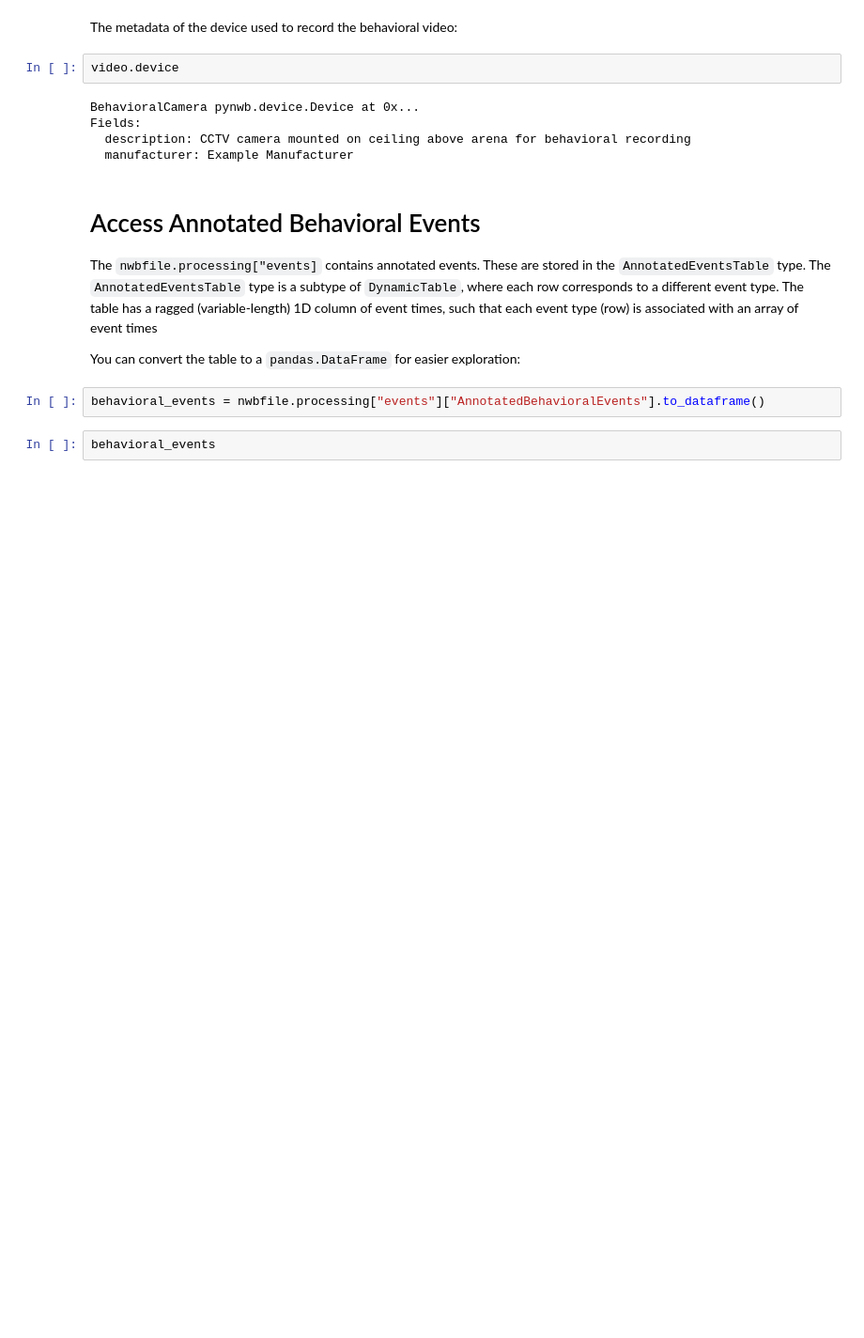
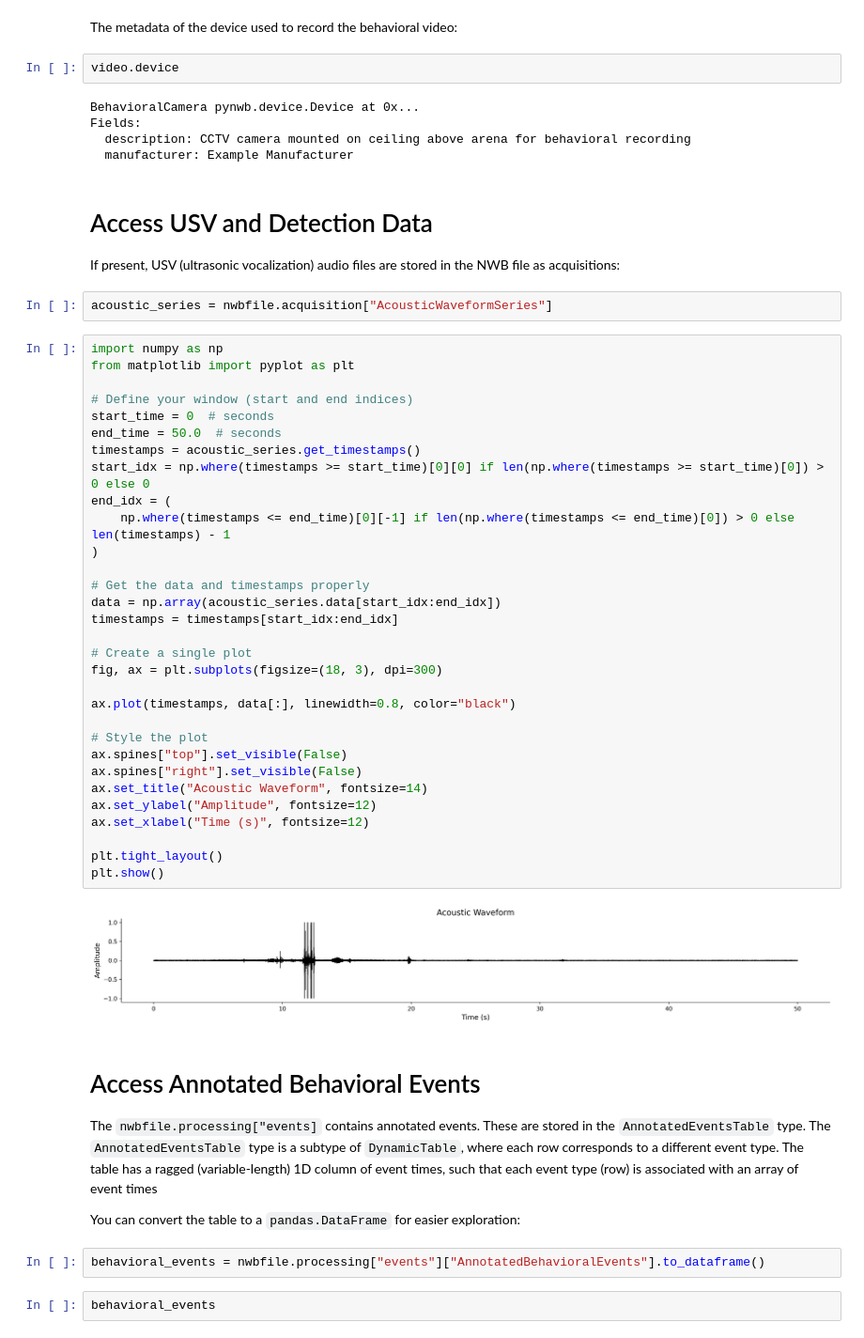
Before and after one commit to catalystneuro/kind-lab-to-nwb, a Jupyter notebook: src/kind_lab_to_nwb/rat_behavioural_phenotyping_2025/tutorials/one_trial_social_tutorial.ipynb, the cells around one changed output. Shown at 94% size. Saved outputs shown, nothing was run; the diff lists cells and outputs as text; blank space fills up the shorter version.

```diff
--- a/src/kind_lab_to_nwb/rat_behavioural_phenotyping_2025/tutorials/one_trial_social_tutorial.ipynb
+++ b/src/kind_lab_to_nwb/rat_behavioural_phenotyping_2025/tutorials/one_trial_social_tutorial.ipynb
@@ -173,6 +173,45 @@ BehavioralCamera pynwb.device.Device at 0x...
 Fields:
   description: CCTV camera mounted on ceiling above arena for behavioral recording
   manufacturer: Example Manufacturer
+# %% [markdown]
+# Access USV and Detection Data <a name="access-usv"></a>
+
+If present, USV (ultrasonic vocalization) audio files are stored in the NWB file as acquisitions:
+# %%
+acoustic_series = nwbfile.acquisition["AcousticWaveformSeries"]
+# %%
+import numpy as np
+from matplotlib import pyplot as plt
+
+# Define your window (start and end indices)
+start_time = 0  # seconds
+end_time = 50.0  # seconds
+timestamps = acoustic_series.get_timestamps()
+start_idx = np.where(timestamps >= start_time)[0][0] if len(np.where(timestamps >= start_time)[0]) > 0 else 0
+end_idx = (
+    np.where(timestamps <= end_time)[0][-1] if len(np.where(timestamps <= end_time)[0]) > 0 else len(timestamps) - 1
+)
+
+# Get the data and timestamps properly
+data = np.array(acoustic_series.data[start_idx:end_idx])
+timestamps = timestamps[start_idx:end_idx]
+
+# Create a single plot
+fig, ax = plt.subplots(figsize=(18, 3), dpi=300)
+
+ax.plot(timestamps, data[:], linewidth=0.8, color="black")
+
+# Style the plot
+ax.spines["top"].set_visible(False)
+ax.spines["right"].set_visible(False)
+ax.set_title("Acoustic Waveform", fontsize=14)
+ax.set_ylabel("Amplitude", fontsize=12)
+ax.set_xlabel("Time (s)", fontsize=12)
+
+plt.tight_layout()
+plt.show()
+# %% [output]
+[figure, added]
 # %% [markdown]
 # Access Annotated Behavioral Events <a name="access-events"></a>
 
```
Also changed, not shown: parts of 1 cell of this notebook.
